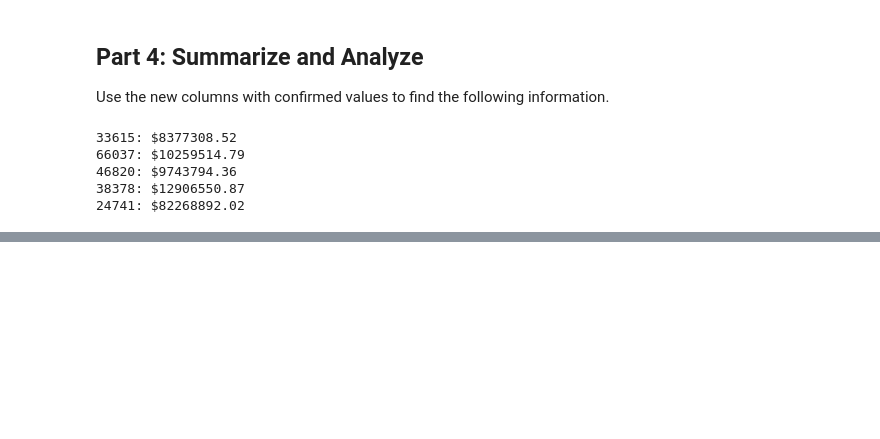
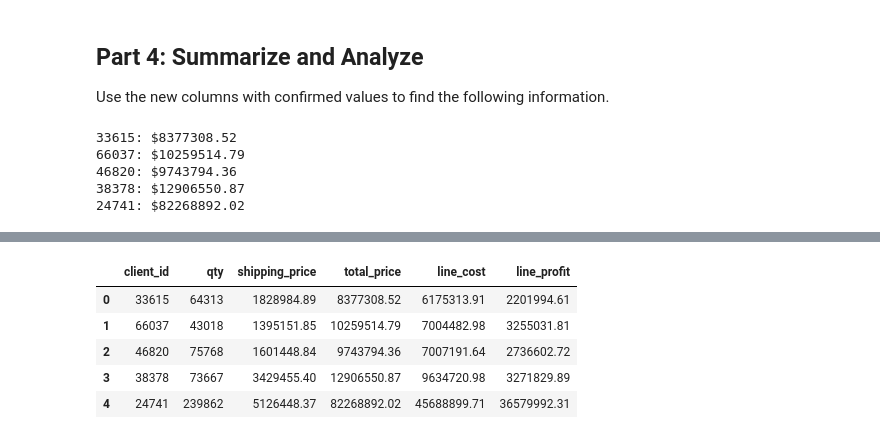
Before and after one commit to ushaprof/pandas_challenge_1, a Jupyter notebook: Starter_Code 4/wholesale_data_analysis_starter_code.ipynb, the cells around one changed output, grey strips where cells are left out. Drawn from its saved outputs; the diff is of its cells as text; code cells hidden in the pictures; blank space fills up the shorter version.

```diff
--- a/Starter_Code 4/wholesale_data_analysis_starter_code.ipynb
+++ b/Starter_Code 4/wholesale_data_analysis_starter_code.ipynb
@@ -214,3 +204,23 @@ for client in top_5_clients:
+# %%
+# Create a summary DataFrame showing the totals for the for the top 5 clients with the following information:
+
+# total units purchased, total shipping price, total revenue, and total profit.
+def client_totals(client, column):
+    client_df = df.loc[df["client_id"] == client,column]
+    return round (client_df.sum(),2)
+client_dict = {"client_id":top_5_clients}
+columns = ["qty","shipping_price","total_price", "line_cost", "line_profit"]
+for column in columns:
+    client_dict[column] = [client_totals(client,column) for client in top_5_clients]
+df_summary = pd.DataFrame(client_dict)
+df_summary
+# %% [output]
+|  | client_id | qty | shipping_price | total_price | line_cost | line_profit |
+| 0 | 33615 | 64313 | 1828984.89 | 8377308.52 | 6175313.91 | 2201994.61 |
+| 1 | 66037 | 43018 | 1395151.85 | 10259514.79 | 7004482.98 | 3255031.81 |
+| 2 | 46820 | 75768 | 1601448.84 | 9743794.36 | 7007191.64 | 2736602.72 |
+| 3 | 38378 | 73667 | 3429455.40 | 12906550.87 | 9634720.98 | 3271829.89 |
+| 4 | 24741 | 239862 | 5126448.37 | 82268892.02 | 45688899.71 | 36579992.31 |
 # %%
 # Format the data and rename the columns to names suitable for presentation.
 
```
Also changed, not shown: parts of 3 cells of this notebook, 1 other file.
